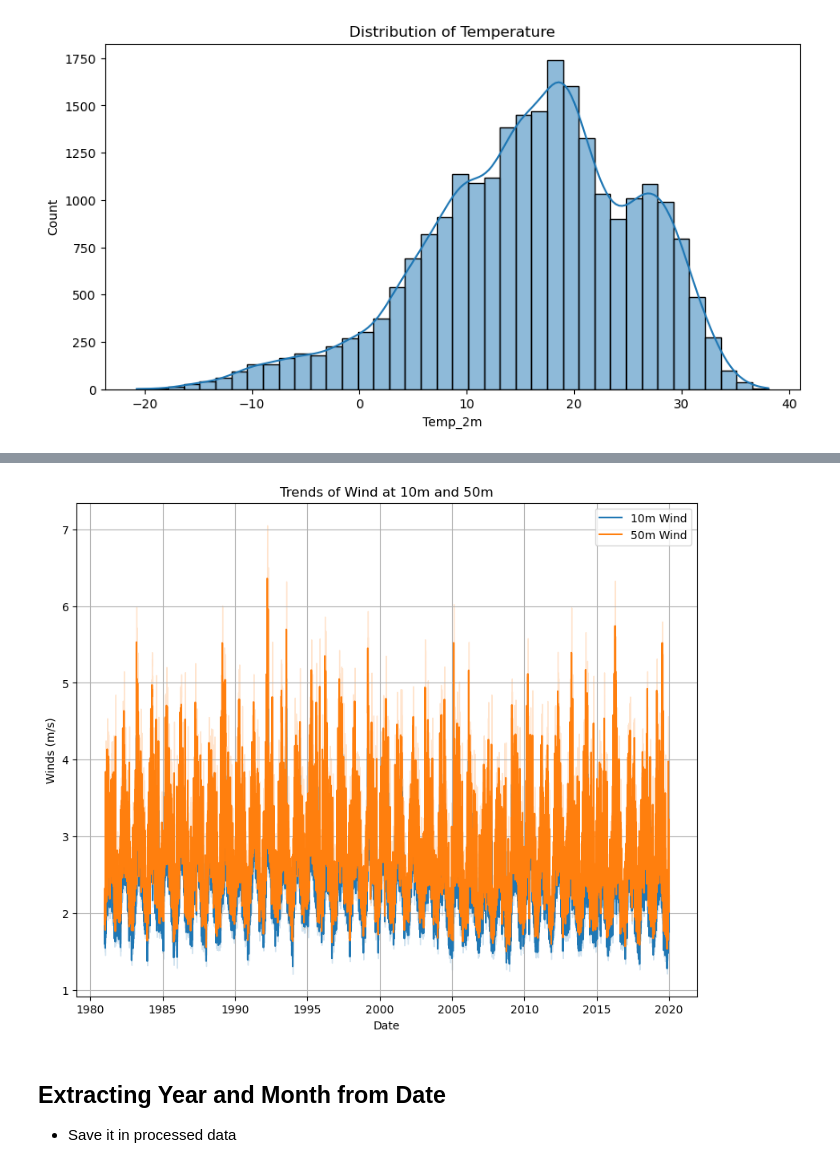
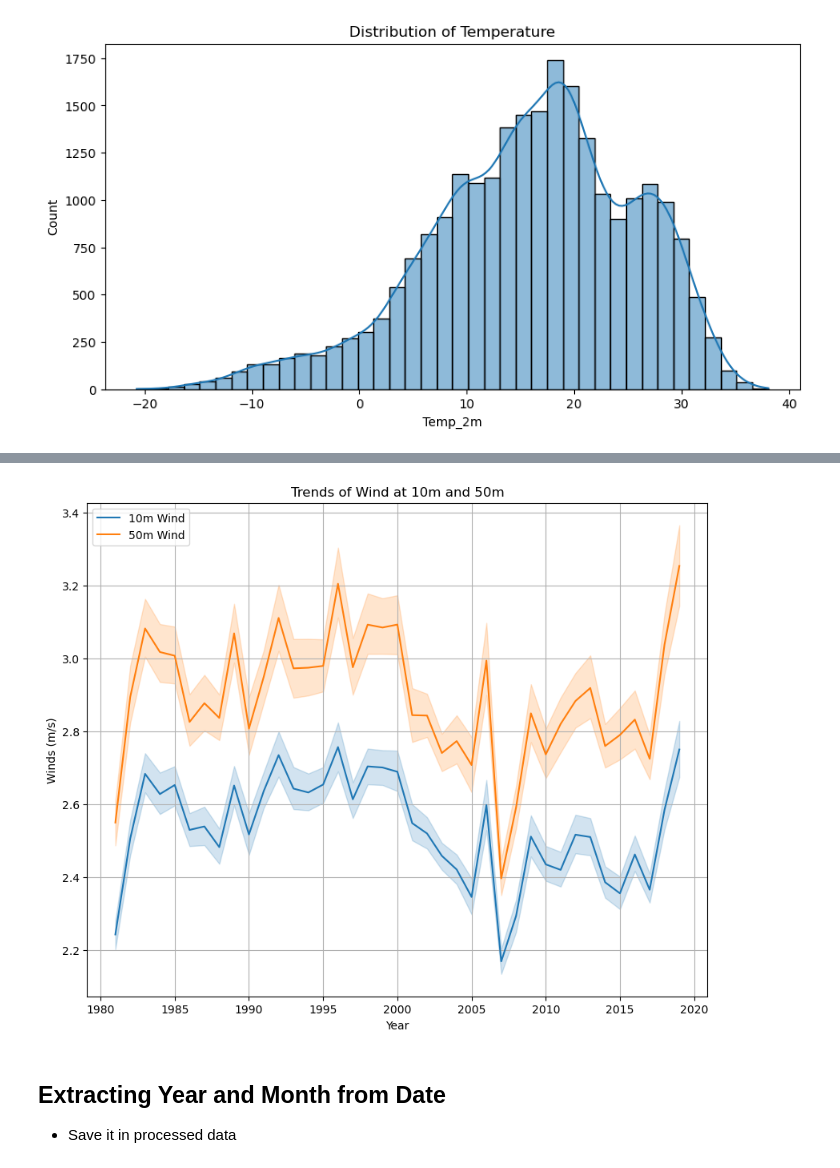
Before and after one commit to Omdena-NIC-Nepal/capstone-project-Mandiraghi, a Jupyter notebook: climate_impact_nepal/notebooks/exp.ipynb, the cells around one changed output, grey strips where cells are left out. Drawn from its saved outputs; the diff is of its cells as text; code cells hidden in the pictures.

```diff
--- a/climate_impact_nepal/notebooks/exp.ipynb
+++ b/climate_impact_nepal/notebooks/exp.ipynb
@@ -176,15 +176,15 @@ plt.show()
 # %%
 # Trends of Wind Speed
 plt.figure(figsize = (10, 8))
-sns.lineplot(data= df, x = 'Date', y = 'WindSpeed_10m', label = '10m Wind')
-sns.lineplot(data = df, x = 'Date',y = 'WindSpeed_50m', label = '50m Wind')
+sns.lineplot(data= df, x = 'Year', y = 'WindSpeed_10m', label = '10m Wind')
+sns.lineplot(data = df, x = 'Year',y = 'WindSpeed_50m', label = '50m Wind')
 plt.title('Trends of Wind at 10m and 50m')
 plt.ylabel('Winds (m/s)')
 plt.legend()
 plt.grid(True)
 plt.show()
 # %% [output]
-[figure, old version]
+[figure, new version]
 # %% [markdown]
 ## Extracting Year and Month from Date
 - Save it in processed data
```
Also changed, not shown: parts of 3 cells of this notebook, 4 other files.
